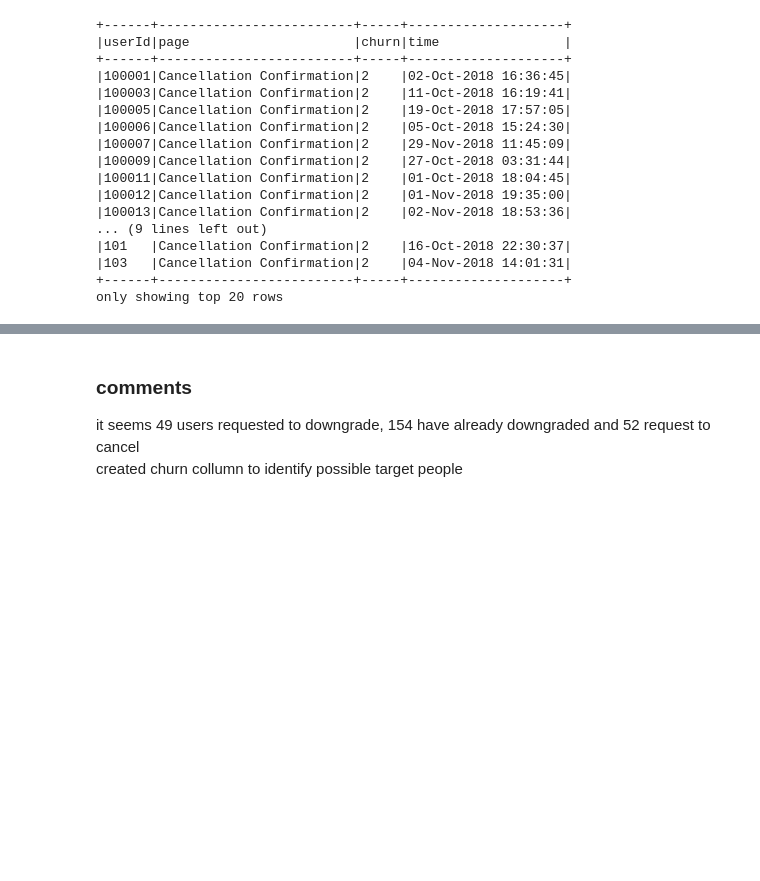
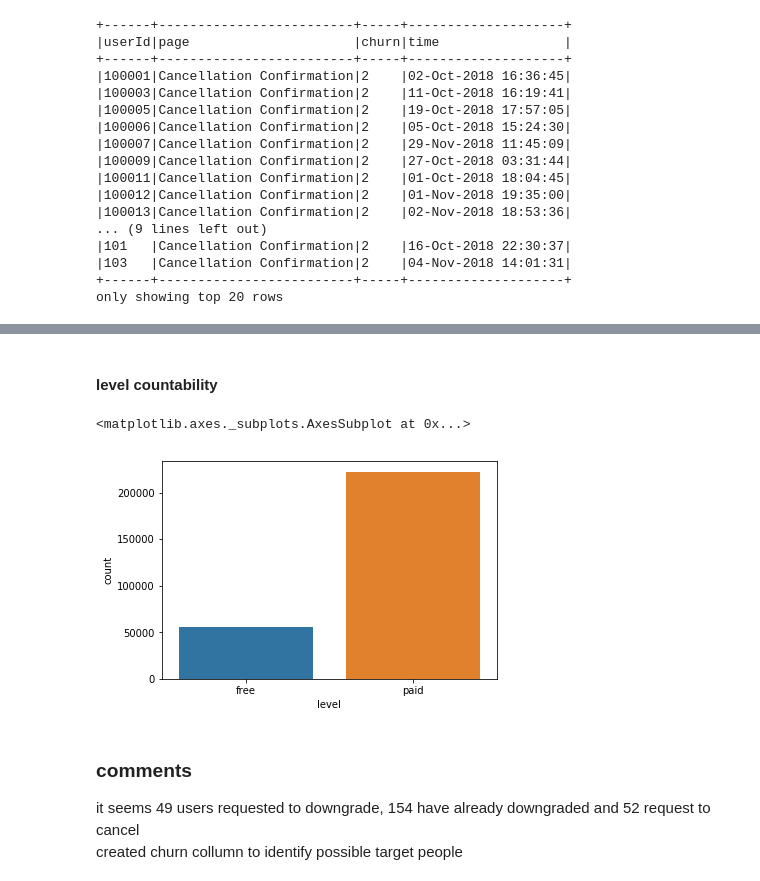
Before and after one commit to rodrigombsantana/datascience_projects, a Jupyter notebook: Udacity-Nanodegree-Spark-Project/Sparkify.ipynb, the cells around one changed output, grey strips where cells are left out. Cells and saved outputs as stored; diff of their text form; code cells hidden in the pictures; blank space fills up the shorter version.

```diff
--- a/Udacity-Nanodegree-Spark-Project/Sparkify.ipynb
+++ b/Udacity-Nanodegree-Spark-Project/Sparkify.ipynb
@@ -199,3 +262,10 @@ only showing top 20 rows
+# %% [markdown]
+<h4> level countability  </h4>
+# %%
+sns.countplot(x="level", data=df_clean.toPandas())
+# %% [output]
+<matplotlib.axes._subplots.AxesSubplot at 0x...>
+[figure, added]
 # %% [markdown]
 <h3> comments </h3>
 it seems 49 users requested to downgrade, 154 have already downgraded and 52 request to cancel  <br>
```
Also changed, not shown: parts of 39 cells of this notebook.
